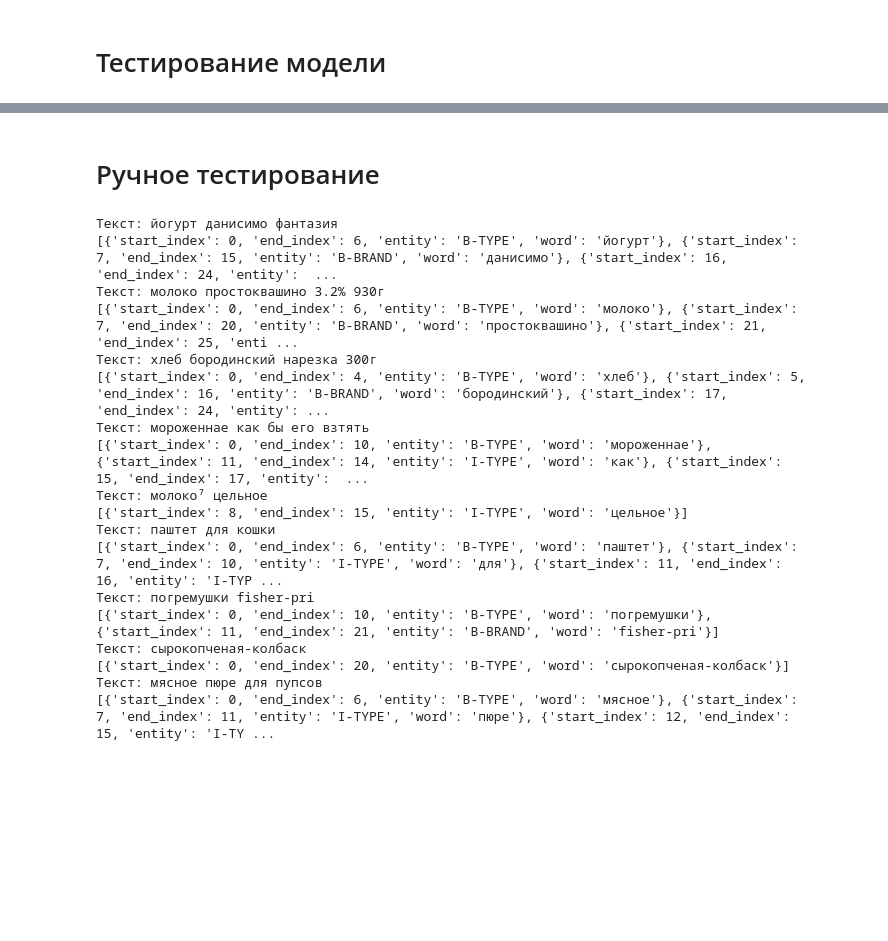
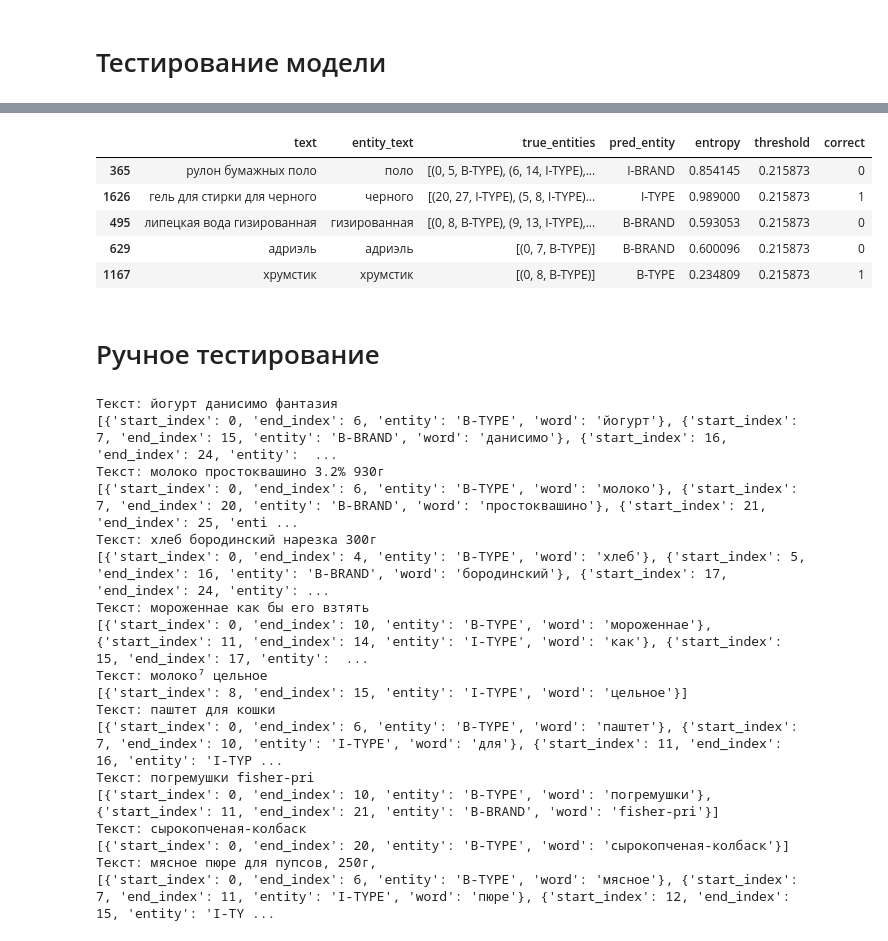
Before and after one commit to AntonSHBK/hackathon_x5, a Jupyter notebook: backend/ml/notebooks/hackathon_x5.ipynb, the cells around one changed output, grey strips where cells are left out. Saved outputs shown, nothing was run; the diff lists cells and outputs as text; code cells hidden in the pictures; blank space fills up the shorter version.

```diff
--- a/backend/ml/notebooks/hackathon_x5.ipynb
+++ b/backend/ml/notebooks/hackathon_x5.ipynb
@@ -783,0 +914,11 @@ df_false.sample(10)
+# %%
+results_uncertain = test_dataset.evaluate_accuracy_by_entropy_thresholds(
+    thresholds=thresholds,
+    avg_threshold=avg_threshold,
+    confident=False,
+    idx2label=idx2label
+)
+
+print("\n=== Uncertain ===")
+print(f"Accuracy: {results_uncertain['accuracy']:.2%}")
+print(f"Coverage: {results_uncertain['coverage']:.2%}")
@@ -784,3 +933,12 @@ df_false.sample(10)
+# %%
+results_uncertain["predictions_df"].sample(5)
+# %% [output]
+|  | text | entity_text | true_entities | pred_entity | entropy | threshold | correct |
+| 365 | рулон бумажных поло | поло | [(0, 5, B-TYPE), (6, 14, I-TYPE),... | I-BRAND | 0.854145 | 0.215873 | 0 |
+| 1626 | гель для стирки для черного | черного | [(20, 27, I-TYPE), (5, 8, I-TYPE)... | I-TYPE | 0.989000 | 0.215873 | 1 |
+| 495 | липецкая вода гизированная | гизированная | [(0, 8, B-TYPE), (9, 13, I-TYPE),... | B-BRAND | 0.593053 | 0.215873 | 0 |
+| 629 | адриэль | адриэль | [(0, 7, B-TYPE)] | B-BRAND | 0.600096 | 0.215873 | 0 |
+| 1167 | хрумстик | хрумстик | [(0, 8, B-TYPE)] | B-TYPE | 0.234809 | 0.215873 | 1 |
 # %% [markdown]
 # Ручное тестирование
 # %%
@@ -815,7 +973,7 @@ text = [
     "паштет для кошки",
     "погремушки fisher-pri",
     "сырокопченая-колбаск",
-    "мясное пюре для пупсов"
+    "мясное пюре для пупсов, 250г,",
 ]
 entities = pipeline.predict(text, return_word=True)
 
@@ -839,7 +997,7 @@ for i, entity in enumerate(entities):
 [{'start_index': 0, 'end_index': 10, 'entity': 'B-TYPE', 'word': 'погремушки'}, {'start_index': 11, 'end_index': 21, 'entity': 'B-BRAND', 'word': 'fisher-pri'}]
 Текст: сырокопченая-колбаск
 [{'start_index': 0, 'end_index': 20, 'entity': 'B-TYPE', 'word': 'сырокопченая-колбаск'}]
-Текст: мясное пюре для пупсов
+Текст: мясное пюре для пупсов, 250г,
 [{'start_index': 0, 'end_index': 6, 'entity': 'B-TYPE', 'word': 'мясное'}, {'start_index': 7, 'end_index': 11, 'entity': 'I-TYPE', 'word': 'пюре'}, {'start_index': 12, 'end_index': 15, 'entity': 'I-TY ...
 # %%
 import pandas as pd
```
Also changed, not shown: parts of 24 cells of this notebook, 4 other files.
